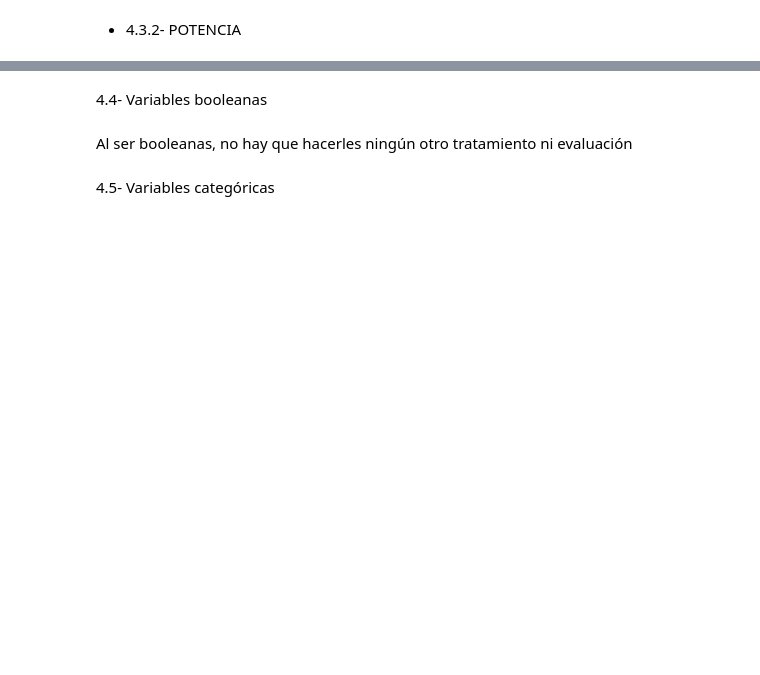
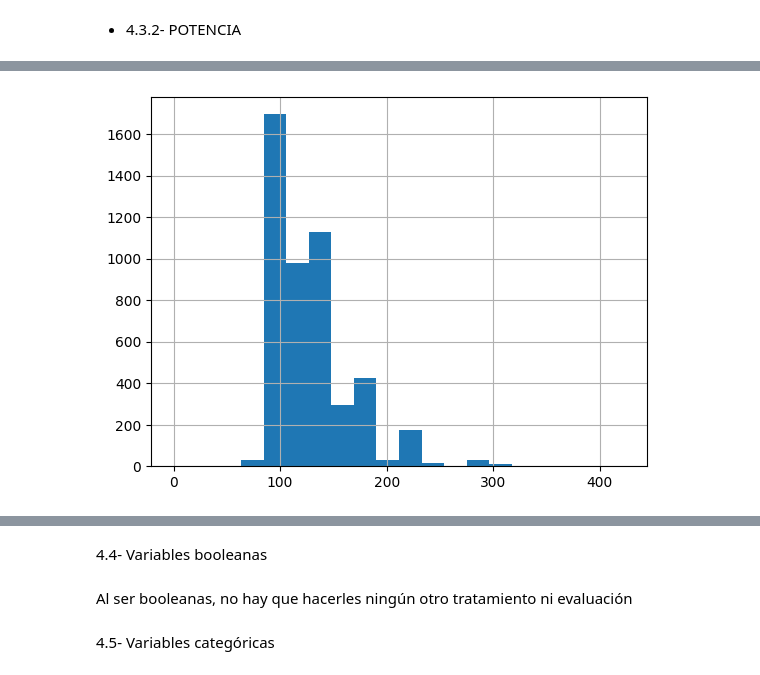
Before and after one commit to tvgtech/BMW_Proj, a Jupyter notebook: Grupo6_EDA_BMW.ipynb, the cells around one changed output, grey strips where cells are left out. Cells and saved outputs as stored; diff of their text form; code cells hidden in the pictures; blank space fills up the shorter version.

```diff
--- a/Grupo6_EDA_BMW.ipynb
+++ b/Grupo6_EDA_BMW.ipynb
@@ -1089,0 +1297,7 @@ bmw10 =
+# %%
+# Para optimizar el procesamiento y la memoria se convierte el tipo de dato a int16
+bmw11['potencia'] = bmw11['potencia'].astype('int16')
+# %%
+bmw11.potencia.hist(bins=20);
+# %% [output]
+[figure, added]
```
Also changed, not shown: parts of 104 cells of this notebook.
